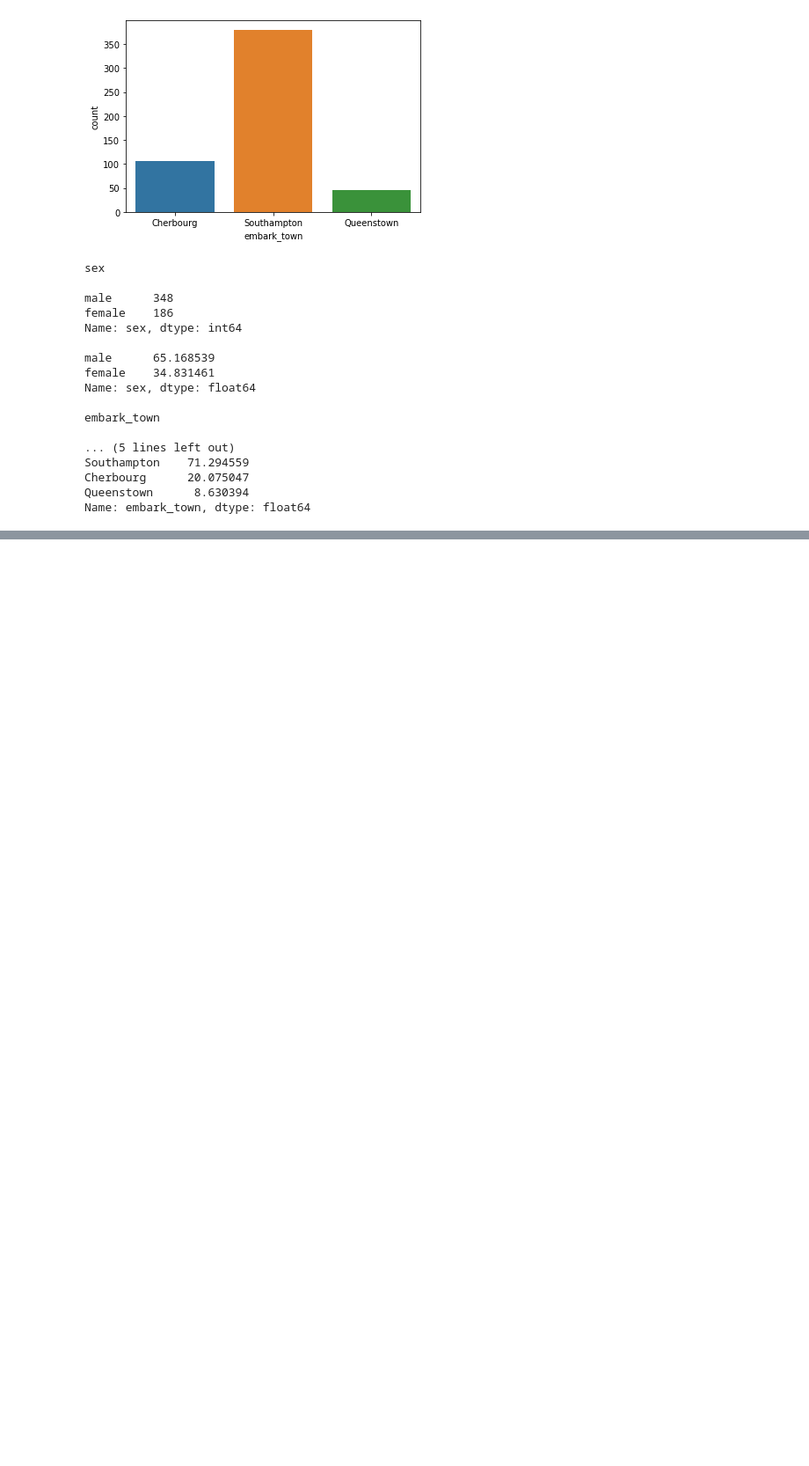
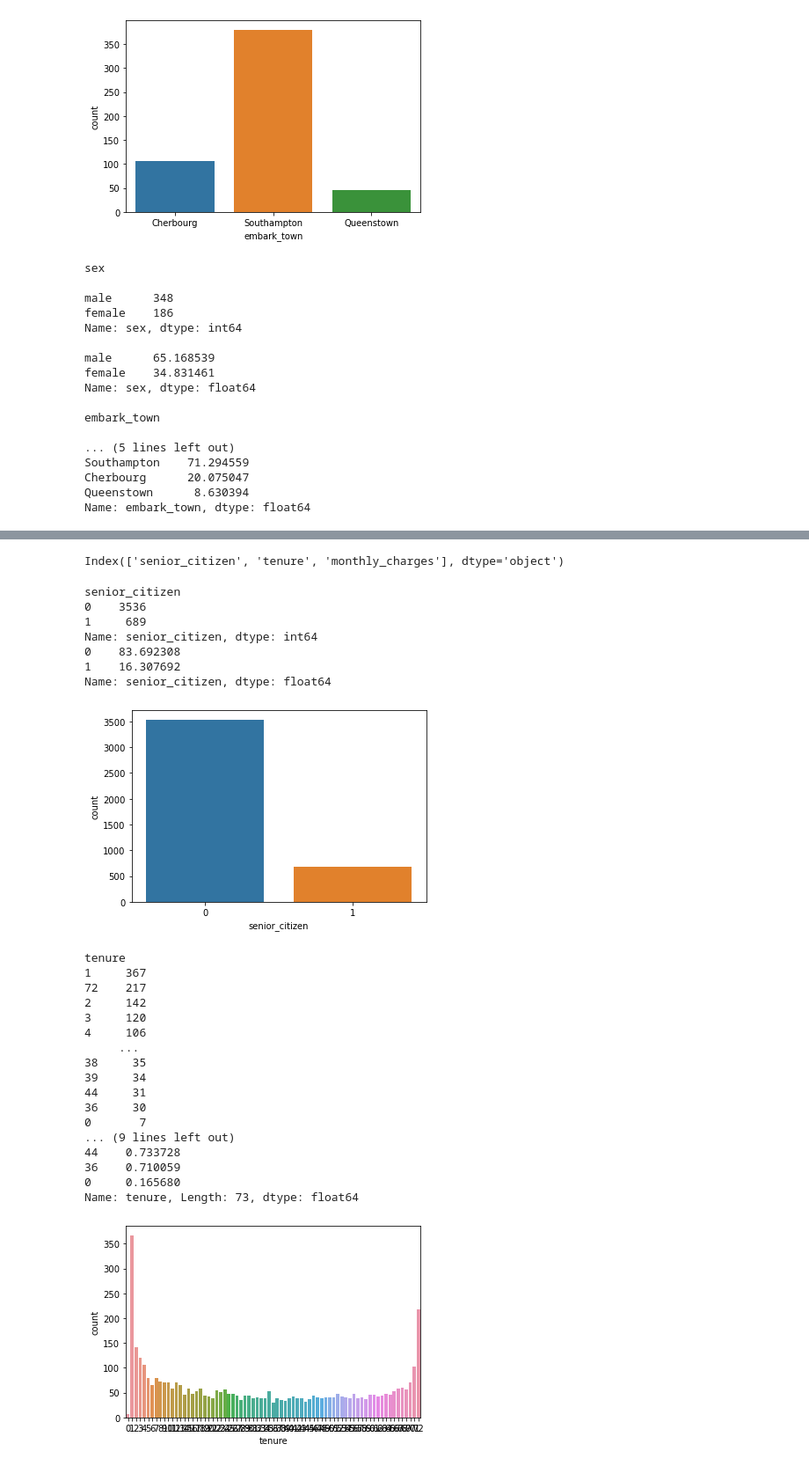
Before and after one commit to Larry-Holmes/classification-exercises, a Jupyter notebook: classification_exercises.ipynb, the cells around one changed output, grey strips where cells are left out. Shown at 88% size. Cells and saved outputs as stored; diff of their text form; code cells hidden in the pictures; blank space fills up the shorter version.

```diff
--- a/classification_exercises.ipynb
+++ b/classification_exercises.ipynb
@@ -1072,0 +1162,3 @@ Name: embark_town, dtype: float64
+# %%
+telco = acquire.get_telco_data()
+telco
@@ -1072,0 +1179,3 @@ Name: embark_town, dtype: float64
+# %%
+telco = prepare.prep_telco(telco)
+telco
@@ -1072,0 +1232,2 @@ Name: embark_town, dtype: float64
+# %%
+train, validate, test = prepare.my_train_test_split(telco, 'tenure')
@@ -1072,0 +1254,39 @@ Name: embark_town, dtype: float64
+# %%
+tel_vars = train.select_dtypes(include=('float64', 'int64')).columns
+tel_vars
+# %% [output]
+Index(['senior_citizen', 'tenure', 'monthly_charges'], dtype='object')
+# %%
+for col in tel_vars:
+    print(col)
+    print(train[col].value_counts())
+    print(train[col].value_counts(normalize=True)*100)
+    sns.countplot(x=col, data=train)
+    plt.show()
+# %% [output]
+senior_citizen
+0    3536
+1     689
+Name: senior_citizen, dtype: int64
+0    83.692308
+1    16.307692
+Name: senior_citizen, dtype: float64
+[figure, added]
+tenure
+1     367
+72    217
+2     142
+3     120
+4     106
+     ...
+38     35
+39     34
+44     31
+36     30
+0       7
+... (9 lines left out)
+44    0.733728
+36    0.710059
+0     0.165680
+Name: tenure, Length: 73, dtype: float64
+[figure, added]
```
Also changed, not shown: parts of 29 cells of this notebook, 1 other file.
